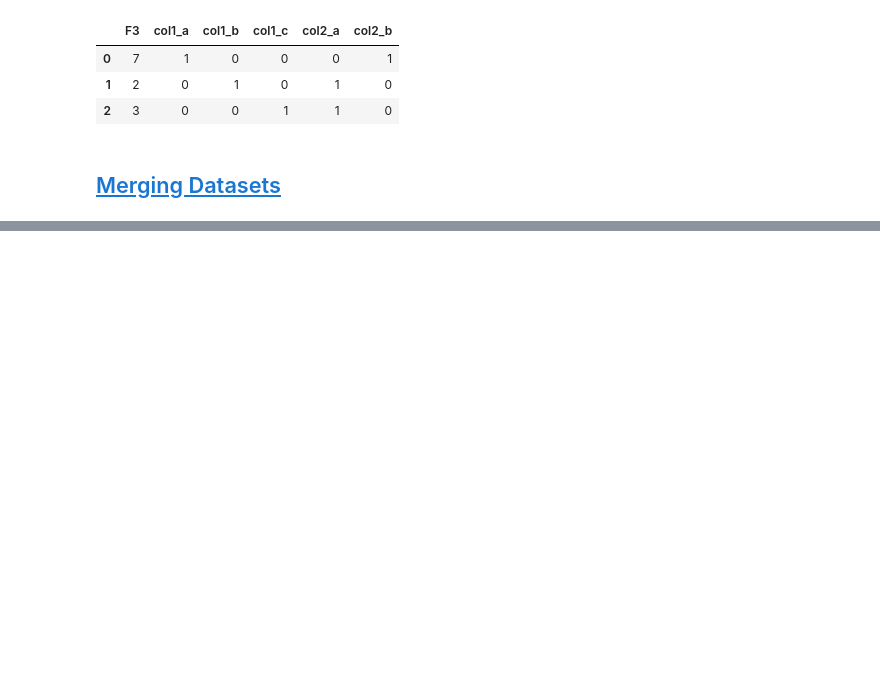
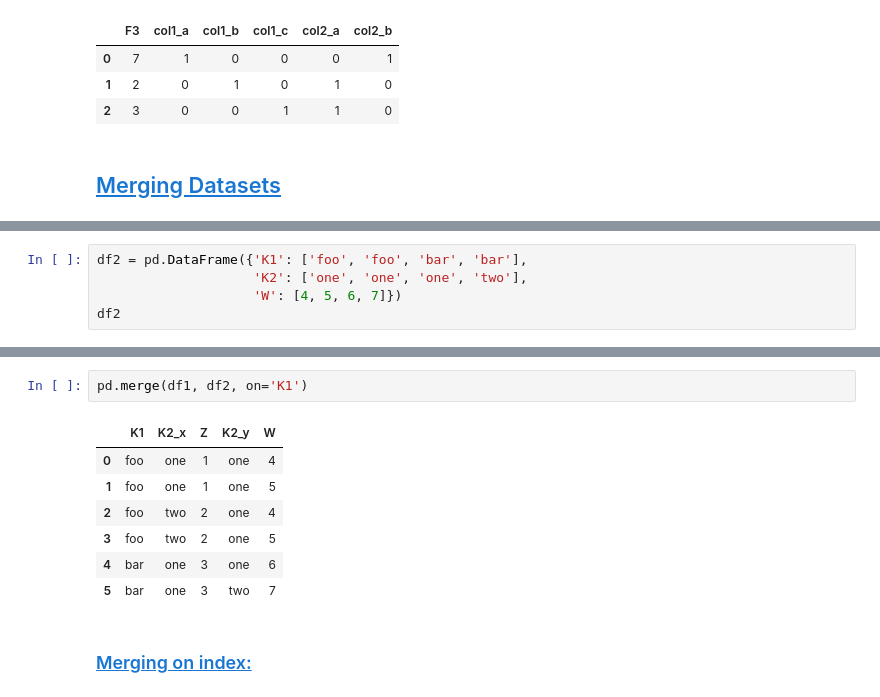
Before and after one commit to AliShariatian/Analyze-and-Prepare-data-using-Python, a Jupyter notebook: main.ipynb, the cells around one changed output, grey strips where cells are left out. Saved outputs shown, nothing was run; the diff lists cells and outputs as text; blank space fills up the shorter version.

```diff
--- a/main.ipynb
+++ b/main.ipynb
@@ -3312,0 +3545,5 @@ pd.get_dummies(df, prefix=['col1', 'col2'])
+# %%
+df2 = pd.DataFrame({'K1': ['foo', 'foo', 'bar', 'bar'],
+                    'K2': ['one', 'one', 'one', 'two'],
+                    'W': [4, 5, 6, 7]})
+df2
@@ -3312,0 +3572,12 @@ pd.get_dummies(df, prefix=['col1', 'col2'])
+# %%
+pd.merge(df1, df2, on='K1')
+# %% [output]
+|  | K1 | K2_x | Z | K2_y | W |
+| 0 | foo | one | 1 | one | 4 |
+| 1 | foo | one | 1 | one | 5 |
+| 2 | foo | two | 2 | one | 4 |
+| 3 | foo | two | 2 | one | 5 |
+| 4 | bar | one | 3 | one | 6 |
+| 5 | bar | one | 3 | two | 7 |
+# %% [markdown]
+### <a id='toc1_5_2_'></a>[Merging on index:](#toc0_)
```
Also changed, not shown: parts of 110 cells of this notebook, 1 other file.
